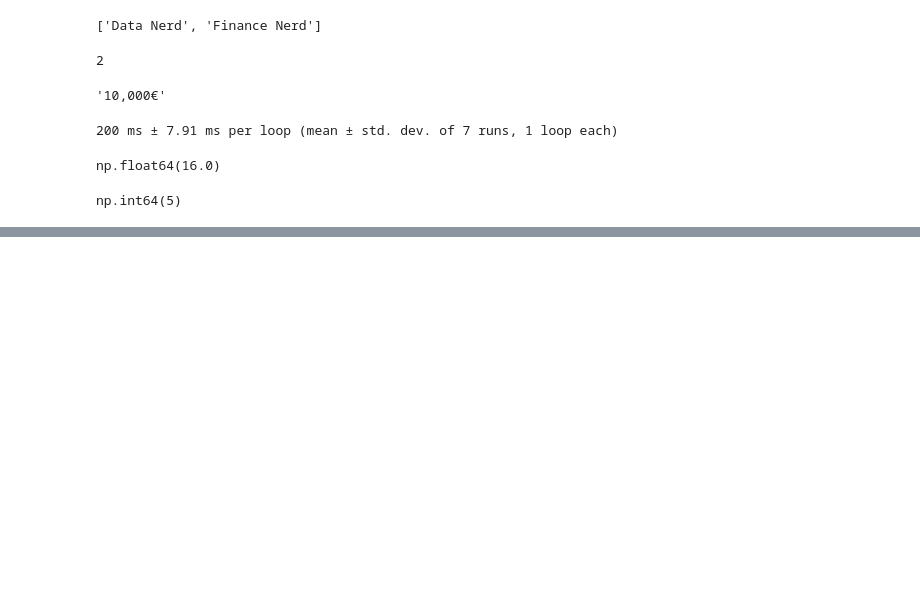
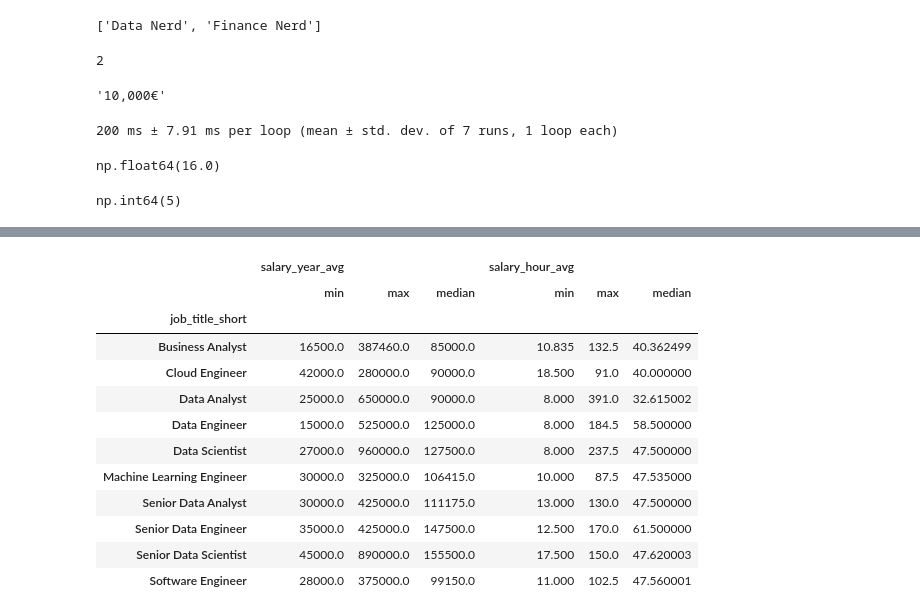
Before and after one commit to Courbeau/Dalyze, a Jupyter notebook: training.ipynb, the cells around one changed output, grey strips where cells are left out. Drawn from its saved outputs; the diff is of its cells as text; code cells hidden in the pictures; blank space fills up the shorter version.

```diff
--- a/training.ipynb
+++ b/training.ipynb
@@ -350,0 +452,9 @@ df.job_title.iloc[57]
+# %%
+df["salary_year_avg"].median()
+df.describe()
+min_salary = df["salary_year_avg"].idxmin()
+df["salary_year_avg"].median()
+max_salary = df["salary_year_avg"].idxmax()
+print(max_salary)
+df.groupby(["job_title_short"])["salary_hour_avg"].agg(["mean"])
+df.groupby("job_country")["job_title"].count()
@@ -350,0 +476,18 @@ df.job_title.iloc[57]
+# %%
+df.iloc[min_salary]
+df["job_title_short"].value_counts()
+df.groupby(["job_title_short"])[["salary_year_avg", "salary_hour_avg"]].agg(["min", "max", "median"])
+# %% [output]
+|  | salary_year_avg |  |  | salary_hour_avg |  |  |
+|  | min | max | median | min | max | median |
+| job_title_short |  |  |  |  |  |  |
+| Business Analyst | 16500.0 | 387460.0 | 85000.0 | 10.835 | 132.5 | 40.362499 |
+| Cloud Engineer | 42000.0 | 280000.0 | 90000.0 | 18.500 | 91.0 | 40.000000 |
+| Data Analyst | 25000.0 | 650000.0 | 90000.0 | 8.000 | 391.0 | 32.615002 |
+| Data Engineer | 15000.0 | 525000.0 | 125000.0 | 8.000 | 184.5 | 58.500000 |
+| Data Scientist | 27000.0 | 960000.0 | 127500.0 | 8.000 | 237.5 | 47.500000 |
+| Machine Learning Engineer | 30000.0 | 325000.0 | 106415.0 | 10.000 | 87.5 | 47.535000 |
+| Senior Data Analyst | 30000.0 | 425000.0 | 111175.0 | 13.000 | 130.0 | 47.500000 |
+| Senior Data Engineer | 35000.0 | 425000.0 | 147500.0 | 12.500 | 170.0 | 61.500000 |
+| Senior Data Scientist | 45000.0 | 890000.0 | 155500.0 | 17.500 | 150.0 | 47.620003 |
+| Software Engineer | 28000.0 | 375000.0 | 99150.0 | 11.000 | 102.5 | 47.560001 |
```
Also changed, not shown: parts of 14 cells of this notebook.
